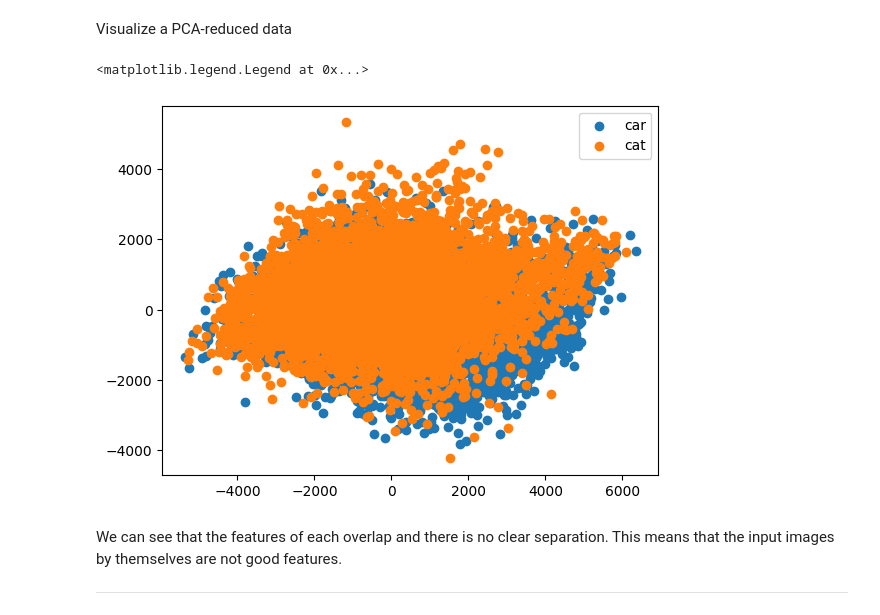
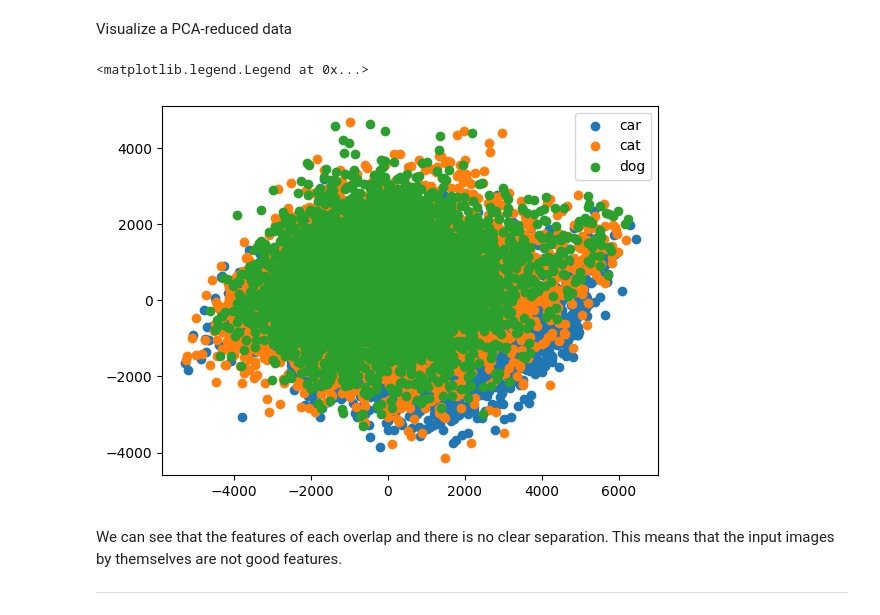
Before and after one commit to swapnasujith/AIML2swapnasajith, a Jupyter notebook: self_supervised_learning_experiment_by_adding_dog.ipynb, the cells around one changed output. Saved outputs shown, nothing was run; the diff lists cells and outputs as text; code cells hidden in the pictures.

```diff
--- a/self_supervised_learning_experiment_by_adding_dog.ipynb
+++ b/self_supervised_learning_experiment_by_adding_dog.ipynb
@@ -110,17 +111,17 @@ Visualize a PCA-reduced data
 # %%
 X = np.reshape(traindata, (len(traindata), -1))
 pca = PCA(n_components=2).fit(X)
 car_pca = pca.transform(np.reshape(train_car_data, (len(train_car_data), -1)))
 plt.scatter(car_pca[:,0], car_pca[:,1])
 cat_pca = pca.transform(np.reshape(train_cat_data, (len(train_cat_data), -1)))
 plt.scatter(cat_pca[:,0], cat_pca[:,1])
-car_pca = pca.transform(np.reshape(train_dog_data, (len(train_dog_data), -1)))
+dog_pca = pca.transform(np.reshape(train_dog_data, (len(train_dog_data), -1)))
 plt.scatter(dog_pca[:,0], dog_pca[:,1])
 
 plt.legend(['car','cat','dog'])
 # %% [output]
 <matplotlib.legend.Legend at 0x...>
-[figure, old version]
+[figure, new version]
 # %% [markdown]
 We can see that the features of each overlap and there is no clear separation. This means that the input images by themselves are not good features.
 
```
Also changed, not shown: parts of 12 cells of this notebook.
